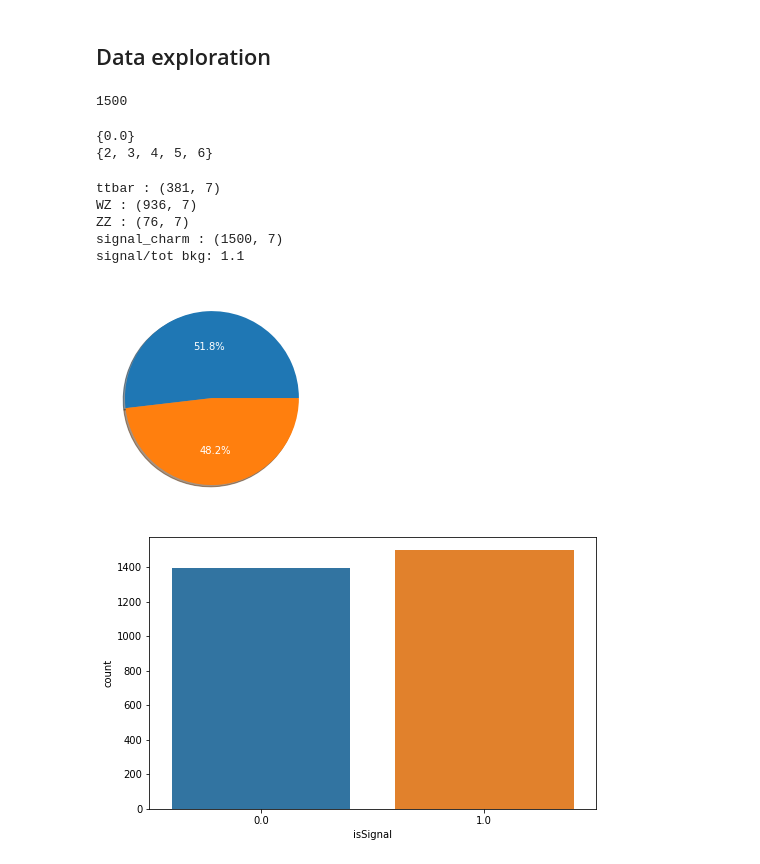
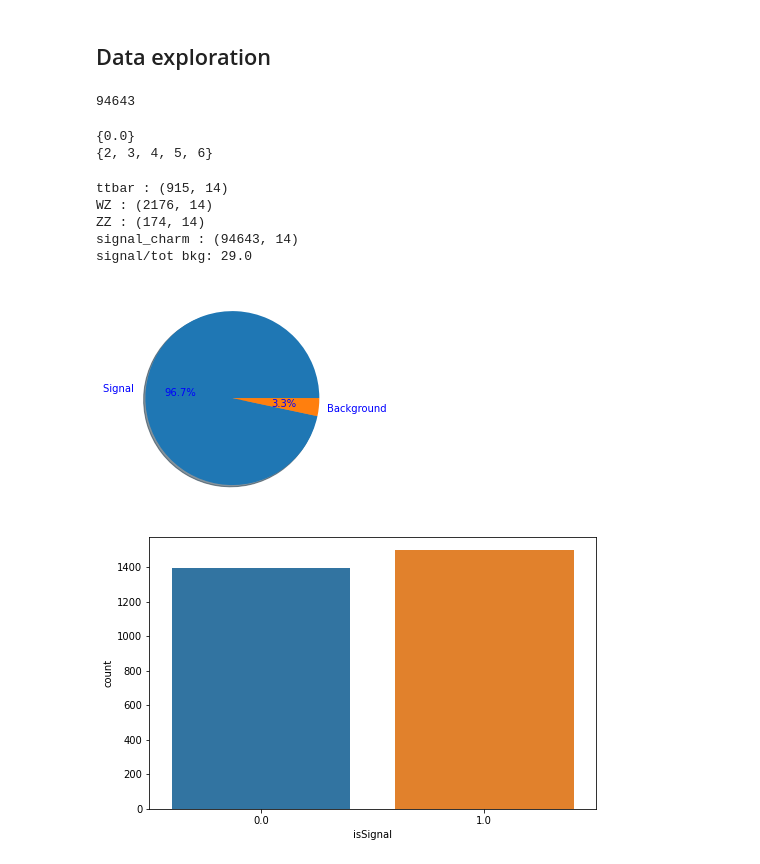
Before and after one commit to mghasemi19/TopFC, a Jupyter notebook: BDT_weight/TopFC_main_bkg_analysis.ipynb, the cells around one changed output. Cells and saved outputs as stored; diff of their text form; code cells hidden in the pictures.

```diff
--- a/BDT_weight/TopFC_main_bkg_analysis.ipynb
+++ b/BDT_weight/TopFC_main_bkg_analysis.ipynb
@@ -39,7 +39,11 @@ df = {}
 
 # choose which vars to use (multi dimensional)
 #VARS = ['jetNo','jetPTLeading','bjetPT','elecPTLeading','met','testnonTopMass', 'weight'] # choose which vars to use (2d)
-VARS = ['jetNo','jetPTLeading','bjetPT','elecPTLeading','met','testnonTopMass'] # choose which vars to use (2d)
+#VARS = ['jetNo','jetPTLeading','bjetPT','elecPTLeading','met','testnonTopMass'] # choose which vars to use (2d)
+VARS = ['jetNo','jetPTLeading', 'jetETA', 'jetPHI','bjetPT', 'bjetETA',
+        'elecPTLeading', 'elecETA', 'elecPHI',
+        'dielecCOS', 'dielecETA', 'met','testnonTopMass'] # choose which vars to use (2d)
+
 
 # define trees and branches to make DataFrame
 for treename in filename.keys():
@@ -60,7 +64,7 @@ df['signal_charm'] = df['signal_charm'][:1500]
 print(len(df['signal_charm']))
 #print(len(df['signal_charm'][df['isSignal']==1]))
 # %% [output]
-1500
+94643
 # %%
 print(set(df['ttbar']['isSignal']))
 print(set(df['ttbar']['jetNo']))
@@ -79,17 +83,17 @@ for treename in filename.keys():
 print("signal/tot bkg:", round((df['signal_charm'].shape[0]/ tot_bkg),1))
 #print("Null entries:", df['signal_charm'].isna().sum())
 # %% [output]
-ttbar : (381, 7)
-WZ : (936, 7)
-ZZ : (76, 7)
-signal_charm : (1500, 7)
-signal/tot bkg: 1.1
+ttbar : (915, 14)
+WZ : (2176, 14)
+ZZ : (174, 14)
+signal_charm : (94643, 14)
+signal/tot bkg: 29.0
 # %%
 counts_signal = df['signal_charm'].shape[0]
 counts_background = tot_bkg
-plt.pie([counts_signal, counts_background], shadow=True, labels=['Signal ','Background'], textprops={'color':"w"}, autopct='%1.1f%%');
+plt.pie([counts_signal, counts_background], shadow=True, labels=['Signal ','Background'], textprops={'color':"b"}, autopct='%1.1f%%');
 # %% [output]
-[figure, old version]
+[figure, new version]
 # %%
 # show the number of total signals and backgrounds
 df_all = pd.concat([df[treename] for treename in filename.keys()])
```
Also changed, not shown: 1 other file.
